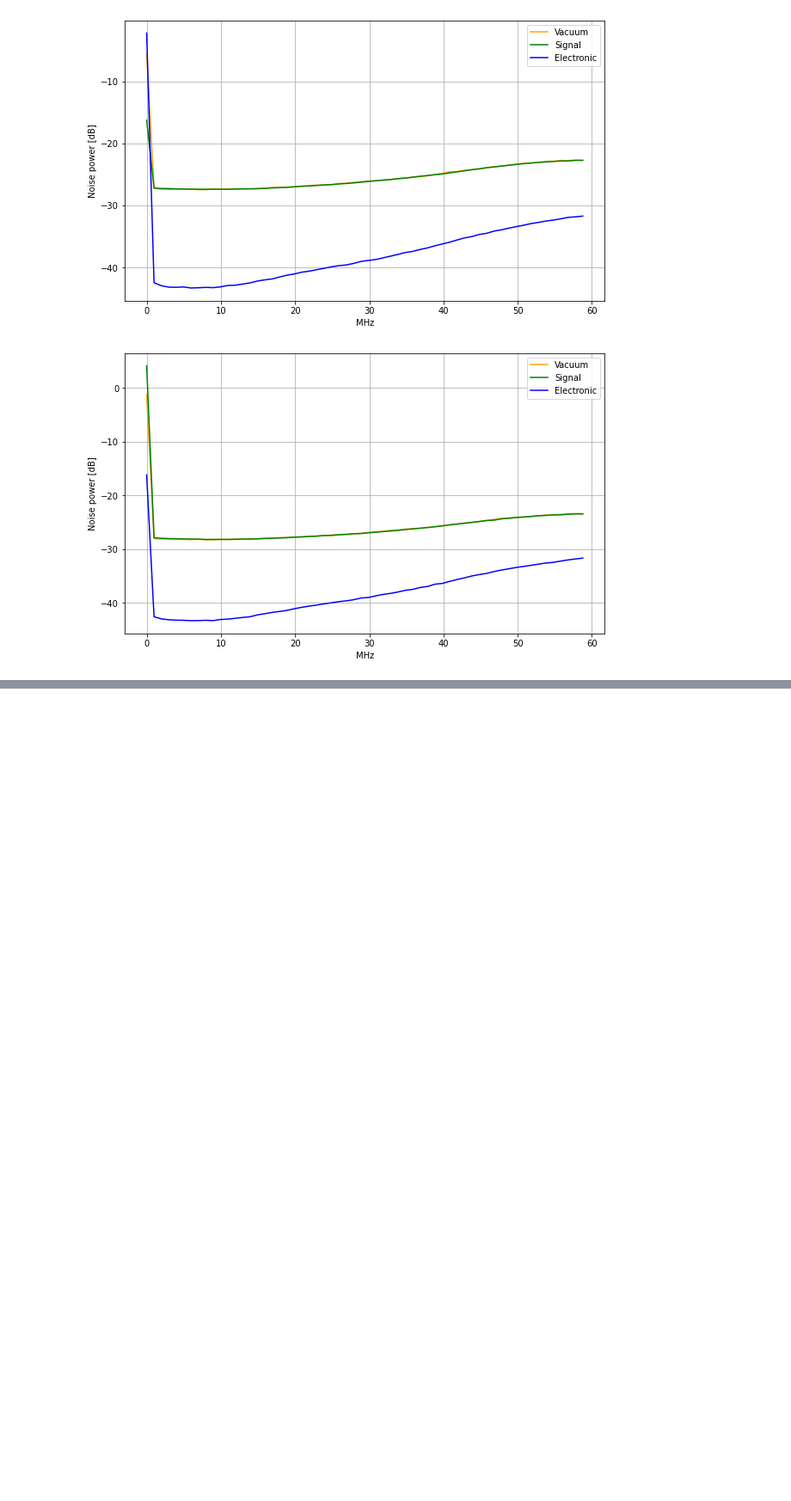
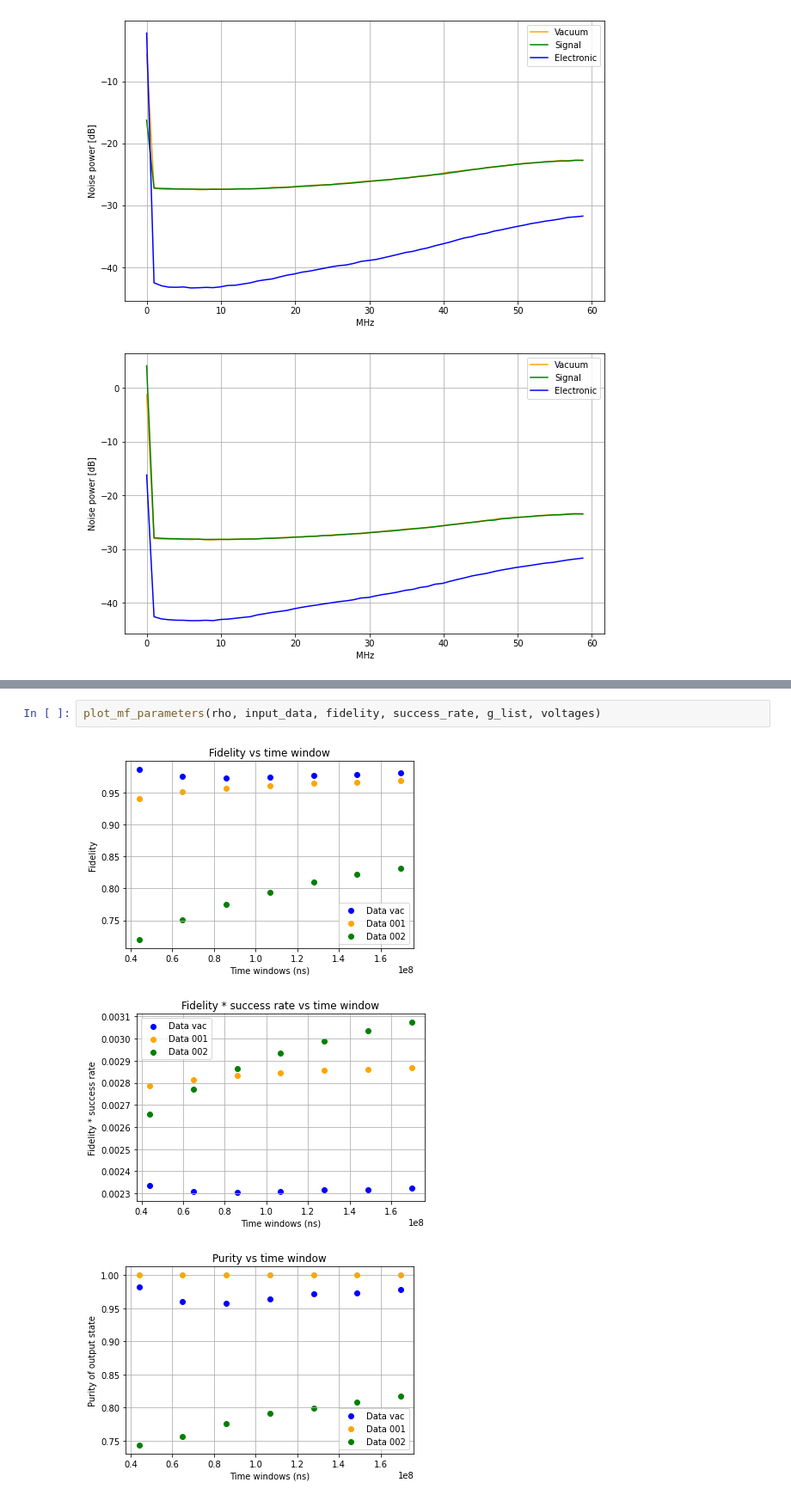
Before and after one commit to lucasnf95/scissor-teleportation, a Jupyter notebook: teleportation-analysis/teleportation-analysis.ipynb, the cells around one changed output, grey strips where cells are left out. Shown at 86% size. Saved outputs shown, nothing was run; the diff lists cells and outputs as text; blank space fills up the shorter version.

```diff
--- a/teleportation-analysis/teleportation-analysis.ipynb
+++ b/teleportation-analysis/teleportation-analysis.ipynb
@@ -350,0 +588,6 @@ plot_time_window(rho, input_data, fidelity, success_rate, window_list, voltages)
+# %%
+plot_mf_parameters(rho, input_data, fidelity, success_rate, g_list, voltages)
+# %% [output]
+[figure, added]
+[figure, added]
+[figure, added]
```
Also changed, not shown: parts of 20 cells of this notebook, 1 other file.
